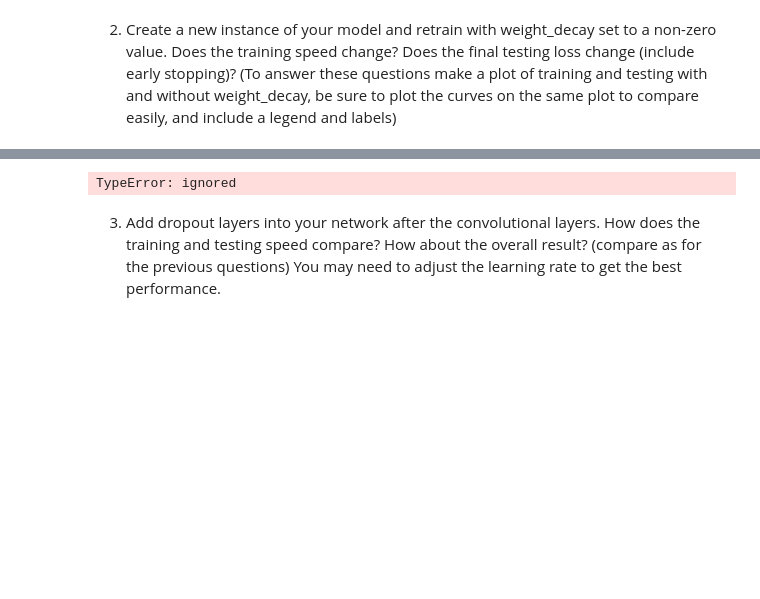
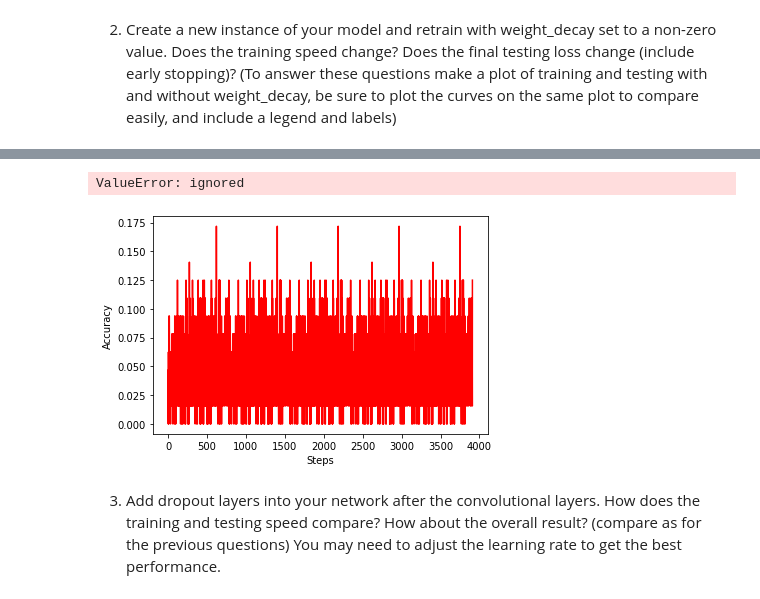
Before and after one commit to nyw-pathfinder/Deep-Learning-Bootcamp-with-PyTorch, a Jupyter notebook: 07-regularization.ipynb, the cells around one changed output, grey strips where cells are left out. Drawn from its saved outputs; the diff is of its cells as text; code cells hidden in the pictures; blank space fills up the shorter version.

```diff
--- a/07-regularization.ipynb
+++ b/07-regularization.ipynb
@@ -419,7 +421,7 @@ optimizer = optim.SGD(net2.parameters(), lr=0.001, momentum=0.9, weight_decay=0.
 
 train_acc = []
 test_acc = []
-total_steps = 0
+total_steps = 3910
 
 
 for epoch in range(5):
@@ -443,14 +445,16 @@ for epoch in range(5):
         accuracy = (indices == labels).int().sum() / len(indices)
         train_acc.append(accuracy)
 
+        total_steps += 1
 
-    with th.no_grad()::
+    with th.no_grad():
         for i, data in enumerate(testloader):
             inputs, labels = data[0].to(device), data[1].to(device)
             outputs = net(inputs)
             _, indices = outputs.max(dim=1)
-            accuracy = (indices == test_target).int().sum() / len(indices)
+            accuracy = (indices == labels).int().sum() / len(indices)
             test_acc.append(accuracy)
+
 
 
 print('Finished Training')
@@ -460,9 +464,10 @@ print('Finished Training')
 
 
 # Plot learning curve (accuracy)
-steps = np.arange(total_steps)
-train_acc = th.stack(train_acc).detach().numpy()
-test_acc = th.stack(test_acc).detach().numpy()
+steps1 = np.arange(total_steps)
+
+train_acc = th.stack(train_acc).detach().cpu().numpy()
+test_acc = th.stack(test_acc).detach().cpu().numpy()
 
 plt.xlabel('Steps')
 plt.ylabel('Accuracy')
@@ -472,16 +477,16 @@ plt.title('Learning curve')
 plt.legend(loc='upper right')
 plt.show()
 
-# # test accuracy (total)
-# with th.no_grad():
-#   net.eval()
-#   total_sum = 0
-#   total_len = 0
-#   for data, target in testloader:
-#     opt.zero_grad()
-#     output = net(data)
-#     _, indices = output.max(dim=1)
-#     total_sum += (indices == target).int().sum()
-#     total_len += len(indices)
-#   print('test accuracy(total): %.3f' % (total_sum/total_len))
+    # # test accuracy (total)
+    # with th.no_grad():
+    #   net.eval()
+    #   total_sum = 0
+    #   total_len = 0
+    #   for data, target in testloader:
+    #     opt.zero_grad()
+    #     output = net(data)
+    #     _, indices = output.max(dim=1)
+    #     total_sum += (indices == target).int().sum()
+    #     total_len += len(indices)
+    #   print('test accuracy(total): %.3f' % (total_sum/total_len))
 # %% [output]
@@ -493,5 +498,6 @@ plt.show()
 Finished Training
-TypeError: ignored
+ValueError: ignored
+[figure, added]
 # %% [markdown]
 3. Add dropout layers into your network after the convolutional
 layers. How does the training and testing speed compare? How about the
```
Also changed, not shown: parts of 3 cells of this notebook.
